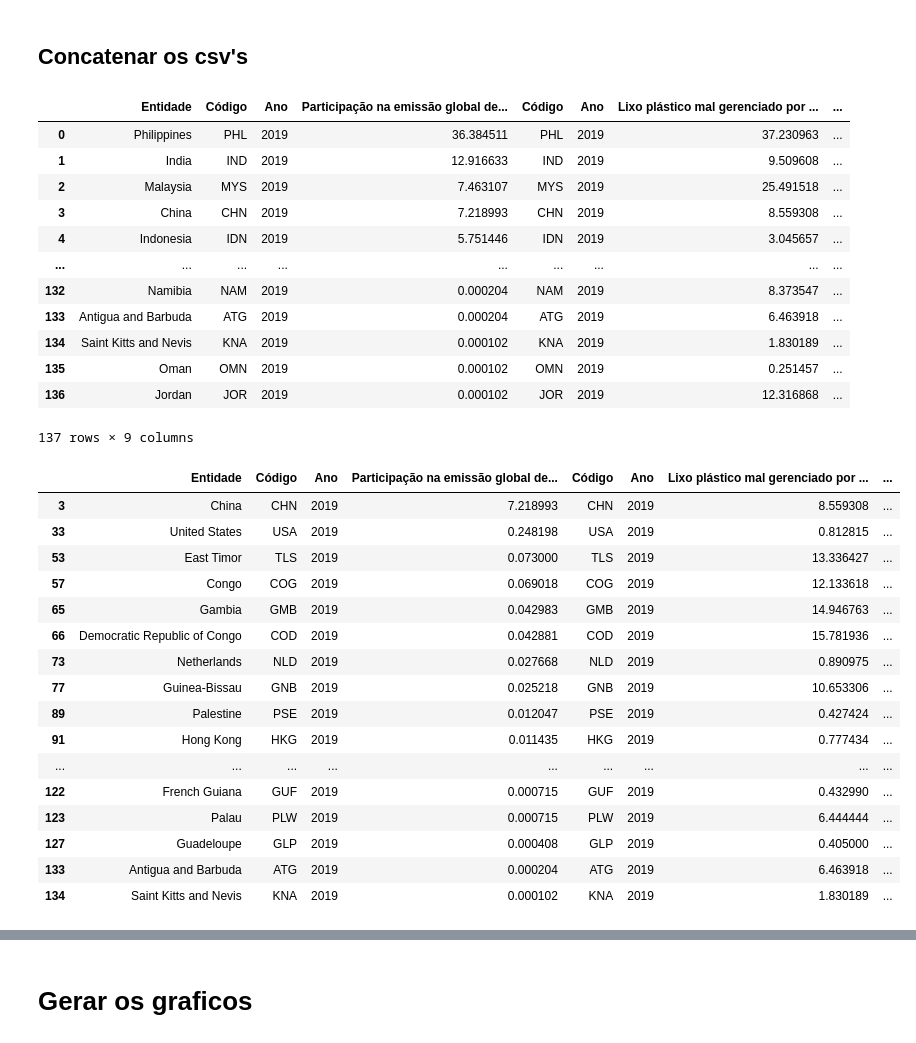
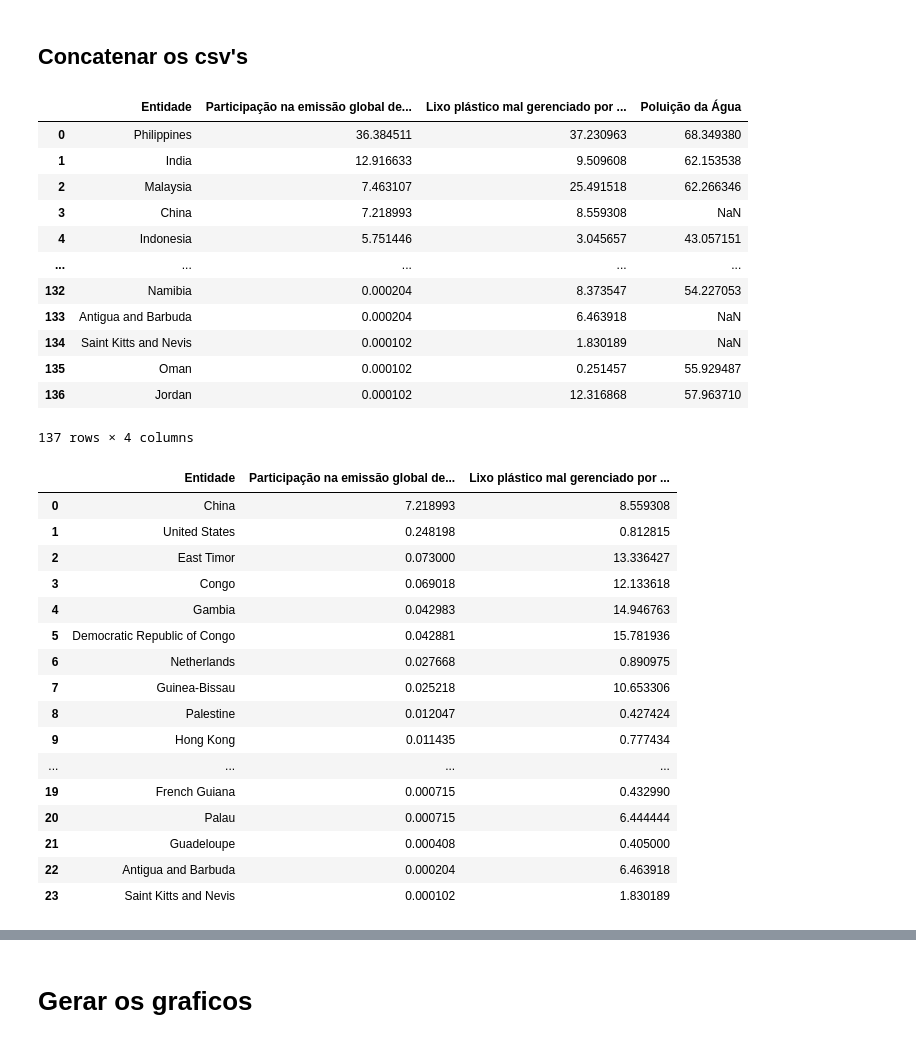
Before and after one commit to RVidaDev/GsIA, a Jupyter notebook: note.ipynb, the cells around one changed output, grey strips where cells are left out. Saved outputs shown, nothing was run; the diff lists cells and outputs as text; code cells hidden in the pictures.

```diff
--- a/note.ipynb
+++ b/note.ipynb
@@ -268,7 +267,7 @@ df_poluicao
 # %%
 ##dropei cidade e região porque só vou trabalhar com as entidades
 
-##df_poluicao = df_poluicao.drop('Cidade', axis=1)
+df_poluicao = df_poluicao.drop('Cidade', axis=1)
 df_poluicao = df_poluicao.drop(' Região', axis=1)
 
 df_poluicao
@@ -337,45 +314,50 @@ df_poluicao_agrupado_phi
 listao_concatenado = pd.merge(df_residuos_filtrado, df_desperdicio_filtrado, on='Entidade', how='left')
 listao_concatenado = pd.merge(listao_concatenado, df_poluicao_agrupado, on='Entidade', how='left')
 
-listao_concatenado.drop(' Qualidade do Ar', axis=1)
+
+listao_concatenado = listao_concatenado.drop(['Código', ' Código', ' Ano', 'Ano', ' Qualidade do Ar'], axis=1)
+
 listao_concatenado
 # %% [output]
-|  | Entidade | Código | Ano | Participação na emissão global de... | Código | Ano | Lixo plástico mal gerenciado por ... | ... |
-| 0 | Philippines | PHL | 2019 | 36.384511 | PHL | 2019 | 37.230963 | ... |
-| 1 | India | IND | 2019 | 12.916633 | IND | 2019 | 9.509608 | ... |
-| 2 | Malaysia | MYS | 2019 | 7.463107 | MYS | 2019 | 25.491518 | ... |
-| 3 | China | CHN | 2019 | 7.218993 | CHN | 2019 | 8.559308 | ... |
-| 4 | Indonesia | IDN | 2019 | 5.751446 | IDN | 2019 | 3.045657 | ... |
-| ... | ... | ... | ... | ... | ... | ... | ... | ... |
-| 132 | Namibia | NAM | 2019 | 0.000204 | NAM | 2019 | 8.373547 | ... |
-| 133 | Antigua and Barbuda | ATG | 2019 | 0.000204 | ATG | 2019 | 6.463918 | ... |
-| 134 | Saint Kitts and Nevis | KNA | 2019 | 0.000102 | KNA | 2019 | 1.830189 | ... |
-| 135 | Oman | OMN | 2019 | 0.000102 | OMN | 2019 | 0.251457 | ... |
-| 136 | Jordan | JOR | 2019 | 0.000102 | JOR | 2019 | 12.316868 | ... |
+|  | Entidade | Participação na emissão global de... | Lixo plástico mal gerenciado por ... | Poluição da Água |
+| 0 | Philippines | 36.384511 | 37.230963 | 68.349380 |
+| 1 | India | 12.916633 | 9.509608 | 62.153538 |
+| 2 | Malaysia | 7.463107 | 25.491518 | 62.266346 |
+| 3 | China | 7.218993 | 8.559308 | NaN |
+| 4 | Indonesia | 5.751446 | 3.045657 | 43.057151 |
+| ... | ... | ... | ... | ... |
+| 132 | Namibia | 0.000204 | 8.373547 | 54.227053 |
+| 133 | Antigua and Barbuda | 0.000204 | 6.463918 | NaN |
+| 134 | Saint Kitts and Nevis | 0.000102 | 1.830189 | NaN |
+| 135 | Oman | 0.000102 | 0.251457 | 55.929487 |
+| 136 | Jordan | 0.000102 | 12.316868 | 57.963710 |
-137 rows × 9 columns
+137 rows × 4 columns
 # %%
 ##Ver quais países que estão na lista de participação na emissão de plástico no oceano e plástico mal gerenciado por pessoa, não estão na lista 5
 
 NaN_listao_concanetado = listao_concatenado[' Poluição da Água'].isnull()
 
 NaN_listao_concanetado_filtro = listao_concatenado.loc[NaN_listao_concanetado, :]
 
+NaN_listao_concanetado_filtro = NaN_listao_concanetado_filtro.drop([' Poluição da Água'], axis=1)
+NaN_listao_concanetado_filtro = NaN_listao_concanetado_filtro.reset_index(drop=True)
+
 NaN_listao_concanetado_filtro
 # %% [output]
-|  | Entidade | Código | Ano | Participação na emissão global de... | Código | Ano | Lixo plástico mal gerenciado por ... | ... |
-| 3 | China | CHN | 2019 | 7.218993 | CHN | 2019 | 8.559308 | ... |
-| 33 | United States | USA | 2019 | 0.248198 | USA | 2019 | 0.812815 | ... |
-| 53 | East Timor | TLS | 2019 | 0.073000 | TLS | 2019 | 13.336427 | ... |
-| 57 | Congo | COG | 2019 | 0.069018 | COG | 2019 | 12.133618 | ... |
-| 65 | Gambia | GMB | 2019 | 0.042983 | GMB | 2019 | 14.946763 | ... |
-| 66 | Democratic Republic of Congo | COD | 2019 | 0.042881 | COD | 2019 | 15.781936 | ... |
-| 73 | Netherlands | NLD | 2019 | 0.027668 | NLD | 2019 | 0.890975 | ... |
-| 77 | Guinea-Bissau | GNB | 2019 | 0.025218 | GNB | 2019 | 10.653306 | ... |
-| 89 | Palestine | PSE | 2019 | 0.012047 | PSE | 2019 | 0.427424 | ... |
-| 91 | Hong Kong | HKG | 2019 | 0.011435 | HKG | 2019 | 0.777434 | ... |
-| ... | ... | ... | ... | ... | ... | ... | ... | ... |
-| 122 | French Guiana | GUF | 2019 | 0.000715 | GUF | 2019 | 0.432990 | ... |
-| 123 | Palau | PLW | 2019 | 0.000715 | PLW | 2019 | 6.444444 | ... |
-| 127 | Guadeloupe | GLP | 2019 | 0.000408 | GLP | 2019 | 0.405000 | ... |
-| 133 | Antigua and Barbuda | ATG | 2019 | 0.000204 | ATG | 2019 | 6.463918 | ... |
-| 134 | Saint Kitts and Nevis | KNA | 2019 | 0.000102 | KNA | 2019 | 1.830189 | ... |
+|  | Entidade | Participação na emissão global de... | Lixo plástico mal gerenciado por ... |
+| 0 | China | 7.218993 | 8.559308 |
+| 1 | United States | 0.248198 | 0.812815 |
+| 2 | East Timor | 0.073000 | 13.336427 |
+| 3 | Congo | 0.069018 | 12.133618 |
+| 4 | Gambia | 0.042983 | 14.946763 |
+| 5 | Democratic Republic of Congo | 0.042881 | 15.781936 |
+| 6 | Netherlands | 0.027668 | 0.890975 |
+| 7 | Guinea-Bissau | 0.025218 | 10.653306 |
+| 8 | Palestine | 0.012047 | 0.427424 |
+| 9 | Hong Kong | 0.011435 | 0.777434 |
+| ... | ... | ... | ... |
+| 19 | French Guiana | 0.000715 | 0.432990 |
+| 20 | Palau | 0.000715 | 6.444444 |
+| 21 | Guadeloupe | 0.000408 | 0.405000 |
+| 22 | Antigua and Barbuda | 0.000204 | 6.463918 |
+| 23 | Saint Kitts and Nevis | 0.000102 | 1.830189 |
```
Also changed, not shown: parts of 33 cells of this notebook.
